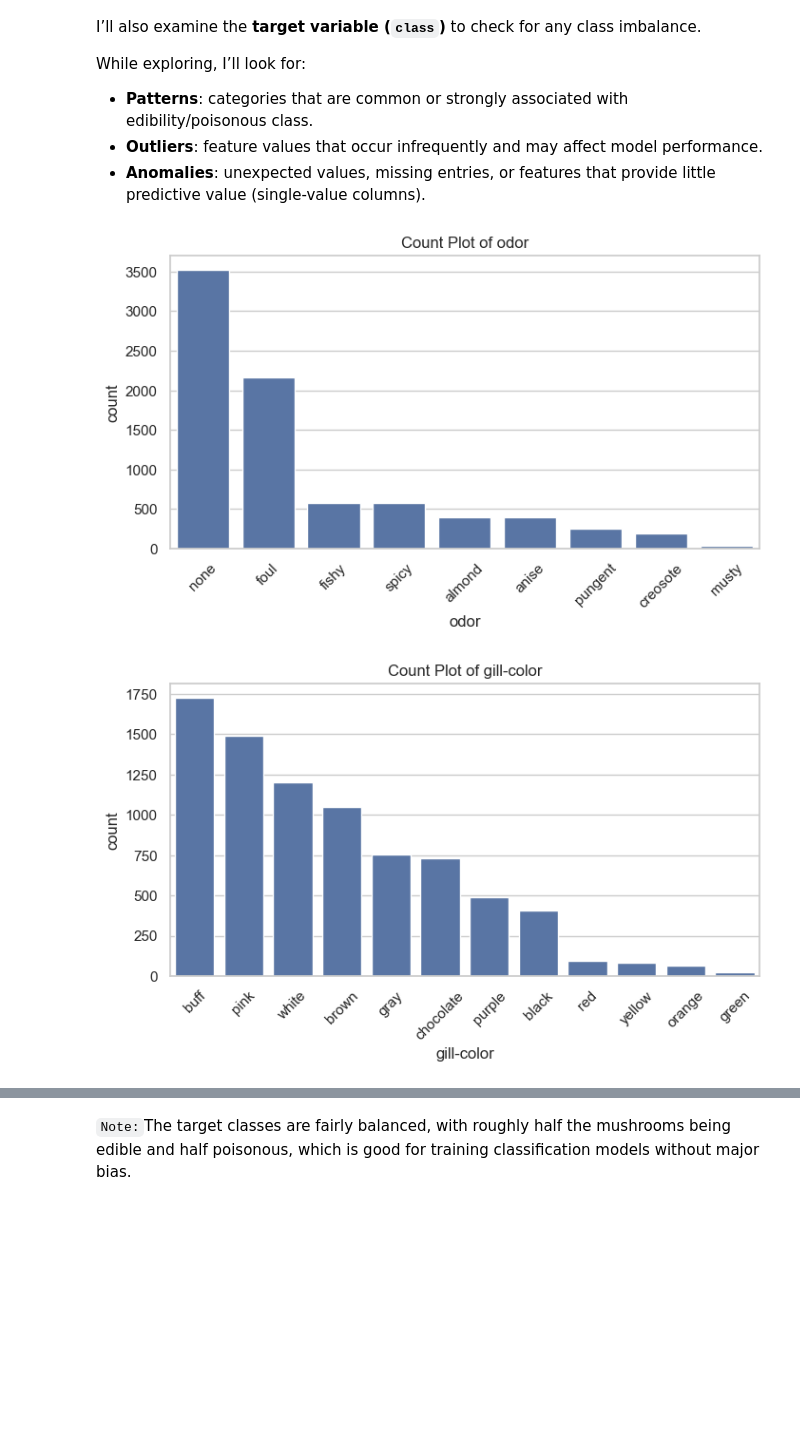
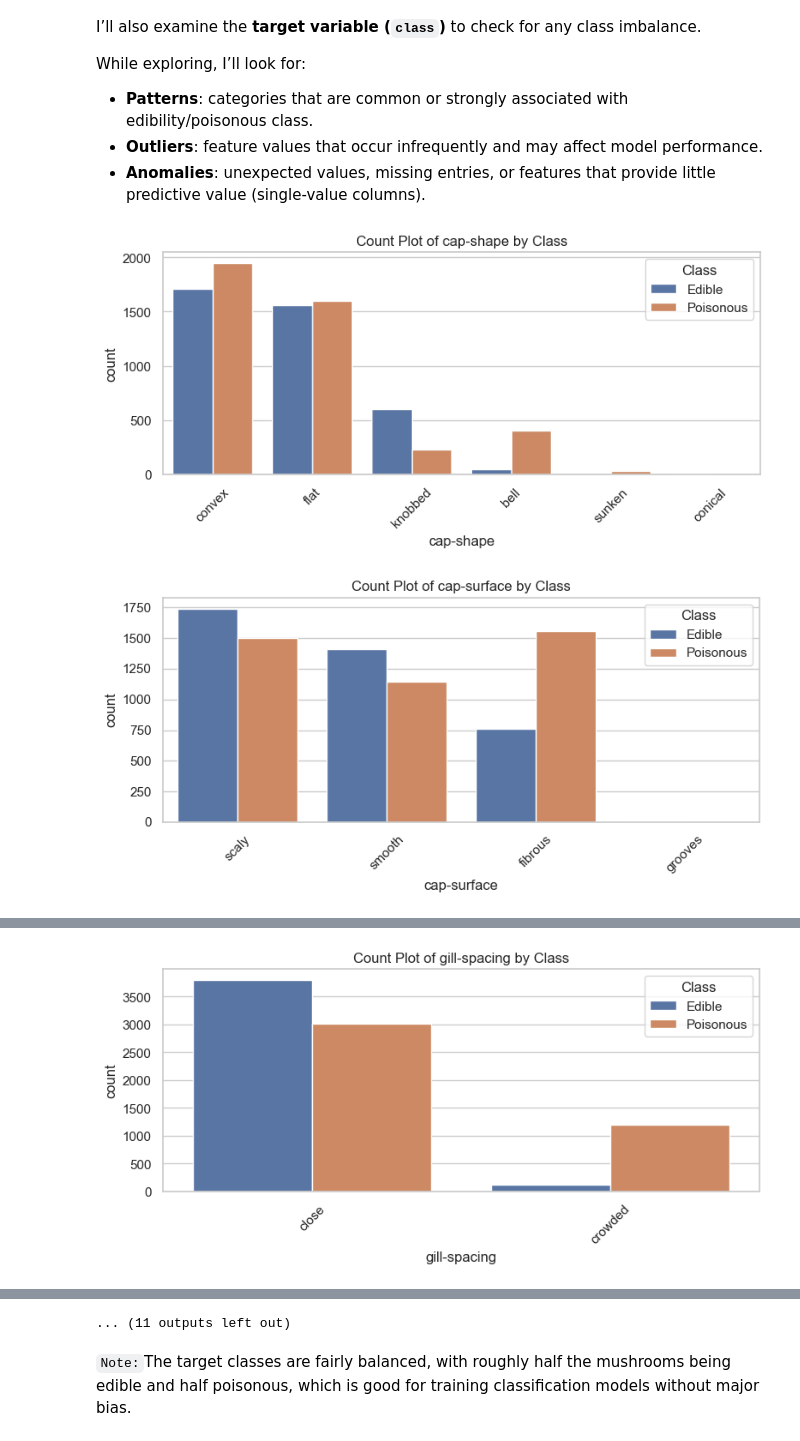
Before and after one commit to abeaderstadt/ml_classification_beaderstadt, a Jupyter notebook: classification_beaderstadt.ipynb, the cells around one changed output, grey strips where cells are left out. Cells and saved outputs as stored; diff of their text form; code cells hidden in the pictures; blank space fills up the shorter version.

```diff
--- a/classification_beaderstadt.ipynb
+++ b/classification_beaderstadt.ipynb
@@ -148,24 +152,25 @@ While exploring, I’ll look for:
 - **Outliers**: feature values that occur infrequently and may affect model performance.
 - **Anomalies**: unexpected values, missing entries, or features that provide little predictive value (single-value columns).
 # %%
-# Set plotting style
 sns.set(style="whitegrid")
 
-# Features to plot individually (most predictive)
-key_features = ['odor', 'gill-color', 'cap-shape', 'bruises', 'spore-print-color']
-
-for feature in key_features:
+# Loop through all features except 'class'
+for feature in df.columns:
+    if feature == 'class':
+        continue
     plt.figure(figsize=(8,4))
-    sns.countplot(data=df, x=feature, order=df[feature].value_counts().index)
-    plt.title(f'Count Plot of {feature}')
+    sns.countplot(data=df, x=feature, hue='class', order=df[feature].value_counts().index)
+    plt.title(f'Count Plot of {feature} by Class')
     plt.xticks(rotation=45)
+    plt.legend(title='Class', labels=['Edible', 'Poisonous'])
+    plt.tight_layout()
     plt.show()
 
-# Plot target variable class balance
+# Plot target variable class balance separately
 plt.figure(figsize=(6,4))
 sns.countplot(data=df, x='class')
 plt.title('Count Plot of Mushroom Class (Edible vs Poisonous)')
 plt.show()
 # %% [output]
-[figure, old version]
+[figure, new version]
-[figure, old version]
+[figure, new version]
@@ -175,0 +181 @@ plt.show()
+[figure, added]
@@ -176,3 +187,4 @@ plt.show()
+... (11 outputs left out)
 # %% [markdown]
 `Note:`The target classes are fairly balanced, with roughly half the mushrooms being edible and half poisonous, which is good for training classification models without major bias.
 # %% [markdown]
```
Also changed, not shown: parts of 39 cells of this notebook, 1 other file.
